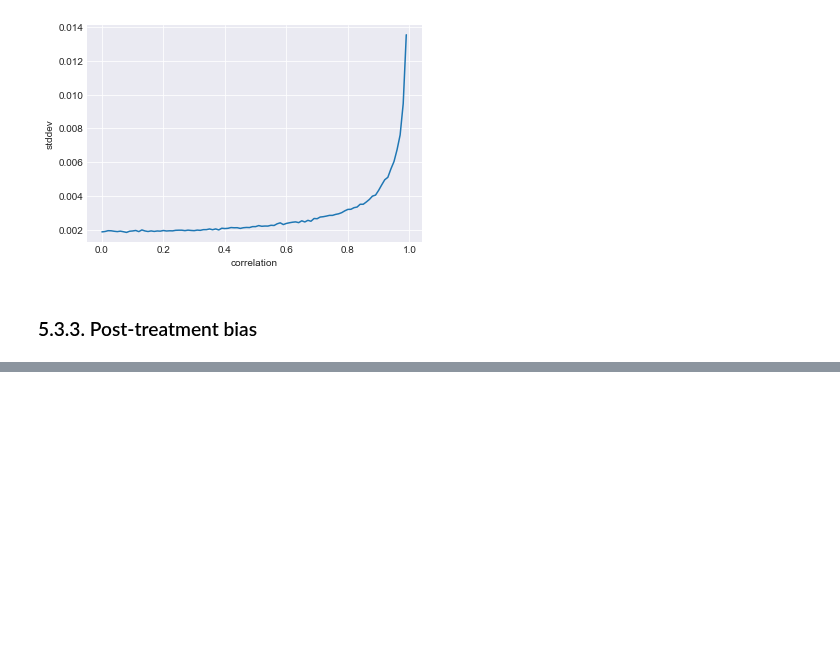
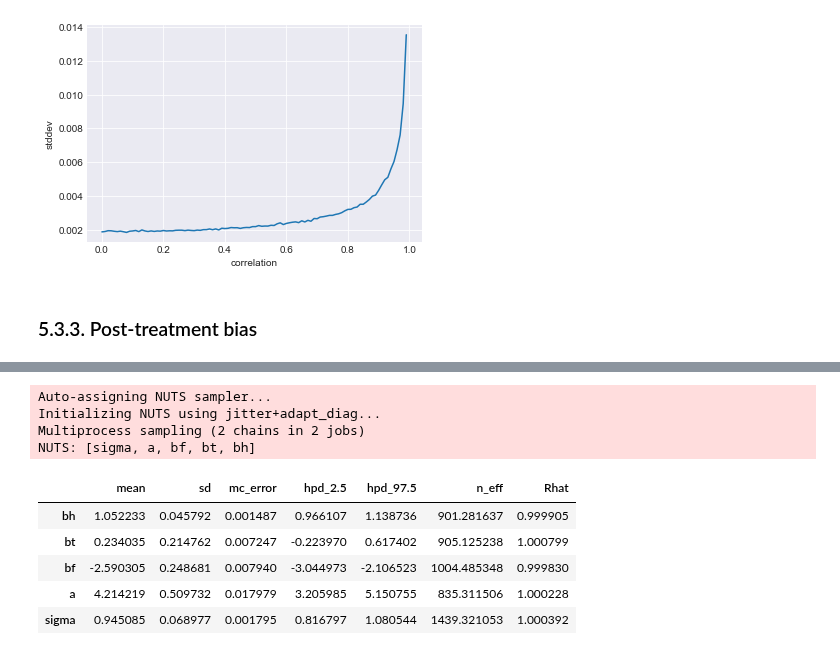
Before and after one commit to nwweber/statistical_rethinking, a Jupyter notebook: chapter_05_multivariate_linear_models.ipynb, the cells around one changed output, grey strips where cells are left out. Saved outputs shown, nothing was run; the diff lists cells and outputs as text; code cells hidden in the pictures; blank space fills up the shorter version.

```diff
--- a/chapter_05_multivariate_linear_models.ipynb
+++ b/chapter_05_multivariate_linear_models.ipynb
@@ -1166,0 +1172,21 @@ plt.ylabel('stddev');
+# %%
+# Code 5.41
+
+# number of plants
+n = 100
+
+# simulate initial heights
+h0 = np.random.normal(10, 2, n)
+
+# assign treatments and simulate fungus and growth
+treatment = np.zeros(n)
+treatment[int(n/2):] = 1
+
+fungus = np.random.binomial(n=1, p=0.5 - treatment*0.4)
+
+h1 = h0 + np.random.normal(5 - 3 * fungus, size=n)
+
+# compose a clean data frame
+d = pd.DataFrame({'h0': h0, 'h1':h1, 'treatment': treatment, 'fungus': fungus})
+
+d.head()
@@ -1166,0 +1200,31 @@ plt.ylabel('stddev');
+# %%
+# Code 5.42
+
+with pm.Model() as m5_13:
+
+    bh =  pm.Normal('bh', 0, 10)
+    bt = pm.Normal('bt', 0, 10)
+    bf = pm.Normal('bf', 0, 10)
+
+    a = pm.Normal('a', 0, 100)
+
+    mu = pm.Deterministic('mu', a + bh * d.h0 + bt * d.treatment + bf * d.fungus)
+
+    sigma = pm.Uniform('sigma', 0, 10)
+
+    h1 = pm.Normal('h1', mu, sigma, observed=d.h1)
+
+    trace_m5_13 = pm.sample(draws=1000, tune=1000)
+
+pm.summary(trace_m5_13, varnames=['bh', 'bt', 'bf', 'a', 'sigma'])
+# %% [output]
+Auto-assigning NUTS sampler...
+Initializing NUTS using jitter+adapt_diag...
+Multiprocess sampling (2 chains in 2 jobs)
+NUTS: [sigma, a, bf, bt, bh]
+|  | mean | sd | mc_error | hpd_2.5 | hpd_97.5 | n_eff | Rhat |
+| bh | 1.052233 | 0.045792 | 0.001487 | 0.966107 | 1.138736 | 901.281637 | 0.999905 |
+| bt | 0.234035 | 0.214762 | 0.007247 | -0.223970 | 0.617402 | 905.125238 | 1.000799 |
+| bf | -2.590305 | 0.248681 | 0.007940 | -3.044973 | -2.106523 | 1004.485348 | 0.999830 |
+| a | 4.214219 | 0.509732 | 0.017979 | 3.205985 | 5.150755 | 835.311506 | 1.000228 |
+| sigma | 0.945085 | 0.068977 | 0.001795 | 0.816797 | 1.080544 | 1439.321053 | 1.000392 |
```
Also changed, not shown: parts of 13 cells of this notebook.
